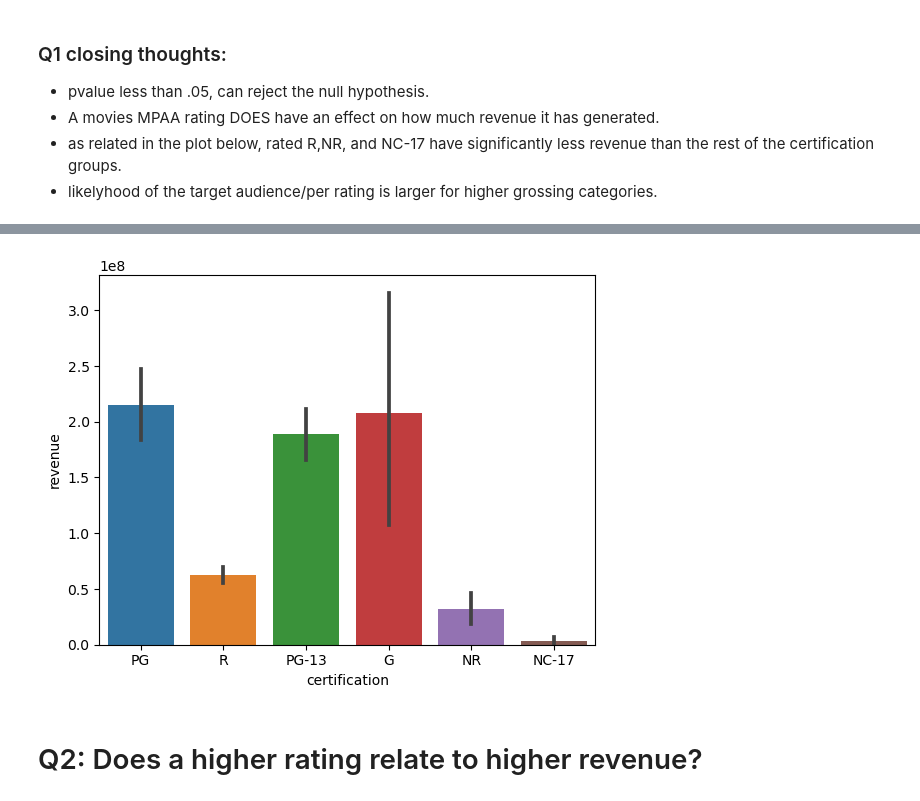
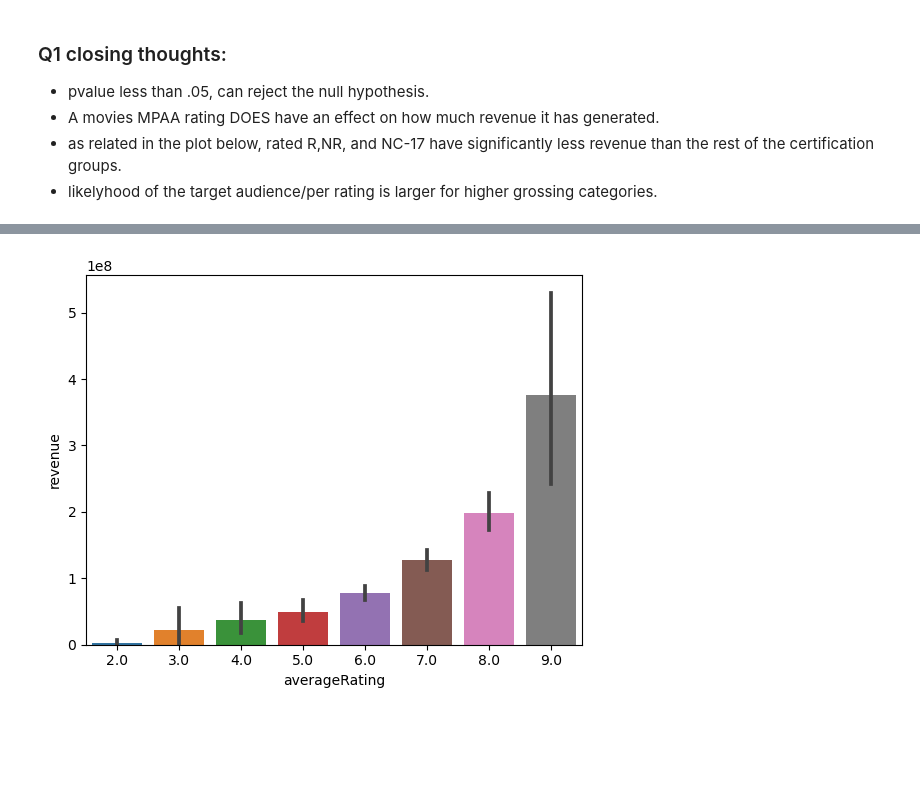
Before and after one commit to clovestad/Movie_Ratings, a Jupyter notebook: part_4/Part_4-Hypothesis_Testing.ipynb, the cells around one changed output, grey strips where cells are left out. Cells and saved outputs as stored; diff of their text form; code cells hidden in the pictures; blank space fills up the shorter version.

```diff
--- a/part_4/Part_4-Hypothesis_Testing.ipynb
+++ b/part_4/Part_4-Hypothesis_Testing.ipynb
@@ -169,3 +131,20 @@ pd.read_sql(q, engine)
+# %%
+#merge all tables/dfs
+api= pd.read_csv('Data/df_combined.csv.gz', low_memory=False)
+basics= pd.read_csv('Data/title_basics.csv.gz', low_memory=False)
+ratings= pd.read_csv('Data/title_ratings.csv.gz', low_memory=False)
+# tidy up tables before joining
+api['tconst']= api['imdb_id']
+api=api.drop(columns=('imdb_id'))
+basics.drop(columns=["originalTitle","isAdult","titleType","endYear"])
+#merge dfs
+df=pd.merge(basics,ratings, on='tconst',how='outer')
+df=pd.merge(api,df, on='tconst',how='left')
+# housekeepling on newly formed df
+df=df.drop(df[df['budget']==0].index)
+df=df.drop(df[df['revenue']==0].index)
+df=df.drop(columns=('endYear'))
+df=df.dropna()
 # %% [markdown]
 # Q1: does the MPAA rating of a movie (G/PG/PG-13/R) affect how much revenue the movie generates?
 
@@ -258,6 +337,7 @@ True
+# %%
+# asked google how to further round the averages for an easier to digest output.
+df['averageRating']=np.ceil(df['averageRating'])
 # %%
-sns.barplot(data=df, x='certification',y='revenue');
+sns.barplot(data=df, x='averageRating',y='revenue');
 # %% [output]
-[figure, old version]
+[figure, new version]
-# %% [markdown]
-# Q2: Does  a higher rating relate to higher revenue?
```
Also changed, not shown: parts of 39 cells of this notebook, 2 other files.
